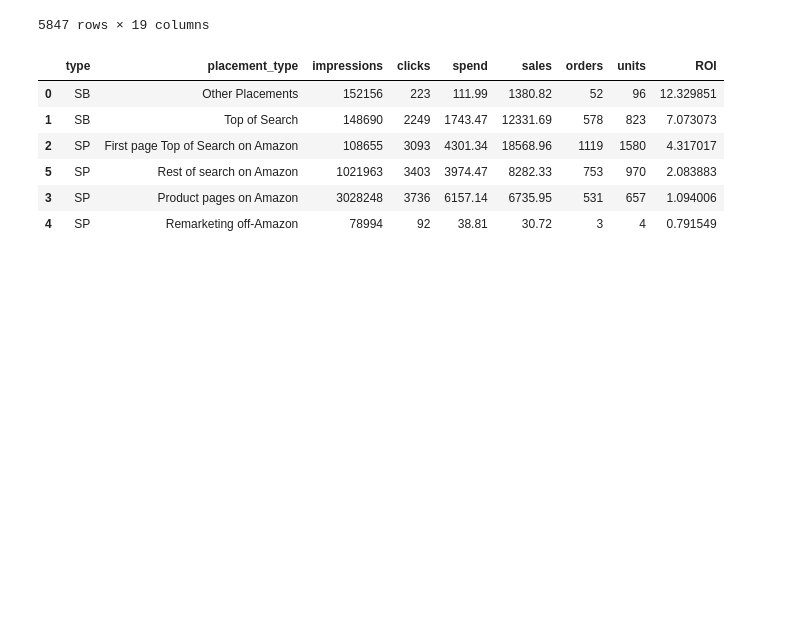
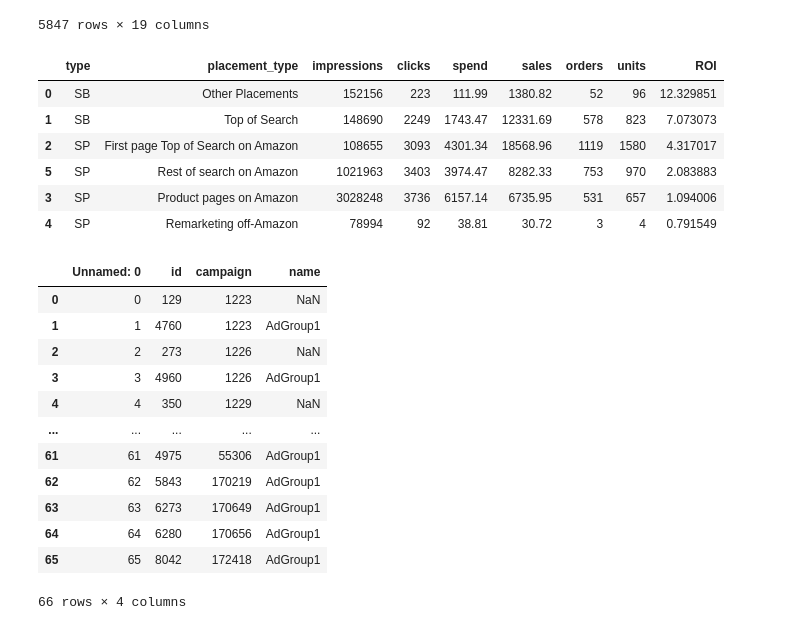
Before and after one commit to JuliaSokolova/amazon_-eCommerce_optimization, a Jupyter notebook: Untitled.ipynb, the cells around one changed output. Cells and saved outputs as stored; diff of their text form; code cells hidden in the pictures; blank space fills up the shorter version.

```diff
--- a/Untitled.ipynb
+++ b/Untitled.ipynb
@@ -299,0 +292,16 @@ result_by_placement
+# %%
+ad_group
+# %% [output]
+|  | Unnamed: 0 | id | campaign | name |
+| 0 | 0 | 129 | 1223 | NaN |
+| 1 | 1 | 4760 | 1223 | AdGroup1 |
+| 2 | 2 | 273 | 1226 | NaN |
+| 3 | 3 | 4960 | 1226 | AdGroup1 |
+| 4 | 4 | 350 | 1229 | NaN |
+| ... | ... | ... | ... | ... |
+| 61 | 61 | 4975 | 55306 | AdGroup1 |
+| 62 | 62 | 5843 | 170219 | AdGroup1 |
+| 63 | 63 | 6273 | 170649 | AdGroup1 |
+| 64 | 64 | 6280 | 170656 | AdGroup1 |
+| 65 | 65 | 8042 | 172418 | AdGroup1 |
+66 rows × 4 columns
```
Also changed, not shown: parts of 13 cells of this notebook, 3 other files.
